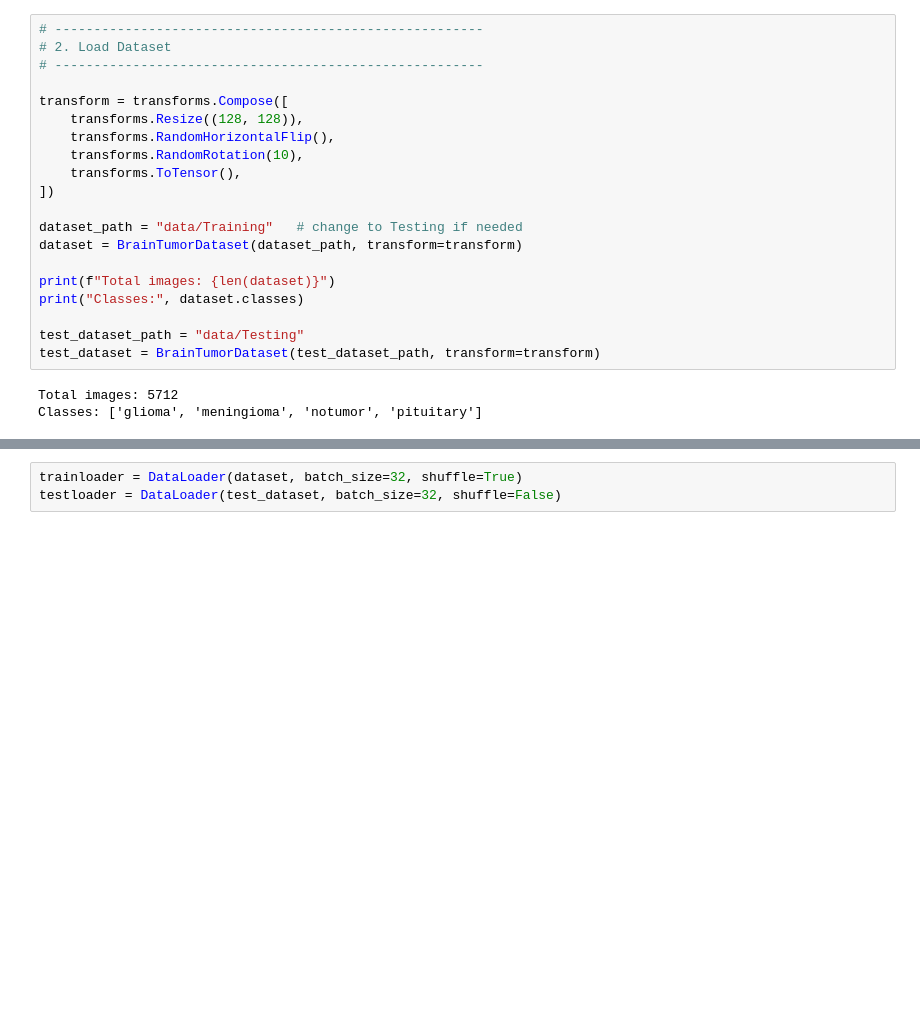
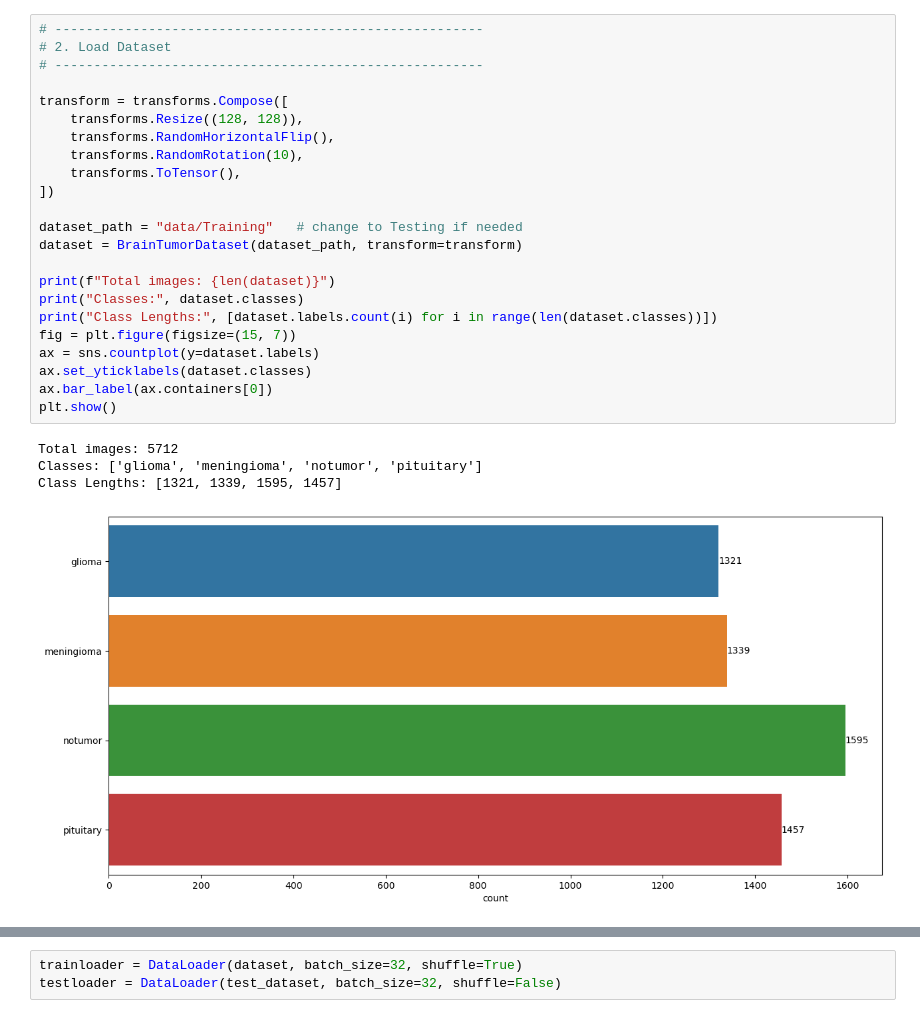
Before and after one commit to sohithvishnu/Brain-Tumor-Classification, a Jupyter notebook: Sohith_copy.ipynb, the cells around one changed output, grey strips where cells are left out. Saved outputs shown, nothing was run; the diff lists cells and outputs as text; blank space fills up the shorter version.

```diff
--- a/Sohith_copy.ipynb
+++ b/Sohith_copy.ipynb
@@ -45,23 +46,28 @@ class BrainTumorDataset(Dataset):
 # %%
 # -------------------------------------------------------
 # 2. Load Dataset
 # -------------------------------------------------------
 
 transform = transforms.Compose([
     transforms.Resize((128, 128)),
     transforms.RandomHorizontalFlip(),
     transforms.RandomRotation(10),
     transforms.ToTensor(),
 ])
 
 dataset_path = "data/Training"   # change to Testing if needed
 dataset = BrainTumorDataset(dataset_path, transform=transform)
 
 print(f"Total images: {len(dataset)}")
 print("Classes:", dataset.classes)
-
-test_dataset_path = "data/Testing"
-test_dataset = BrainTumorDataset(test_dataset_path, transform=transform)
+print("Class Lengths:", [dataset.labels.count(i) for i in range(len(dataset.classes))])
+fig = plt.figure(figsize=(15, 7))
+ax = sns.countplot(y=dataset.labels)
+ax.set_yticklabels(dataset.classes)
+ax.bar_label(ax.containers[0])
+plt.show()
 # %% [output]
 Total images: 5712
 Classes: ['glioma', 'meningioma', 'notumor', 'pituitary']
+Class Lengths: [1321, 1339, 1595, 1457]
+[figure, added]
```
Also changed, not shown: parts of 11 cells of this notebook, 1 other file.
